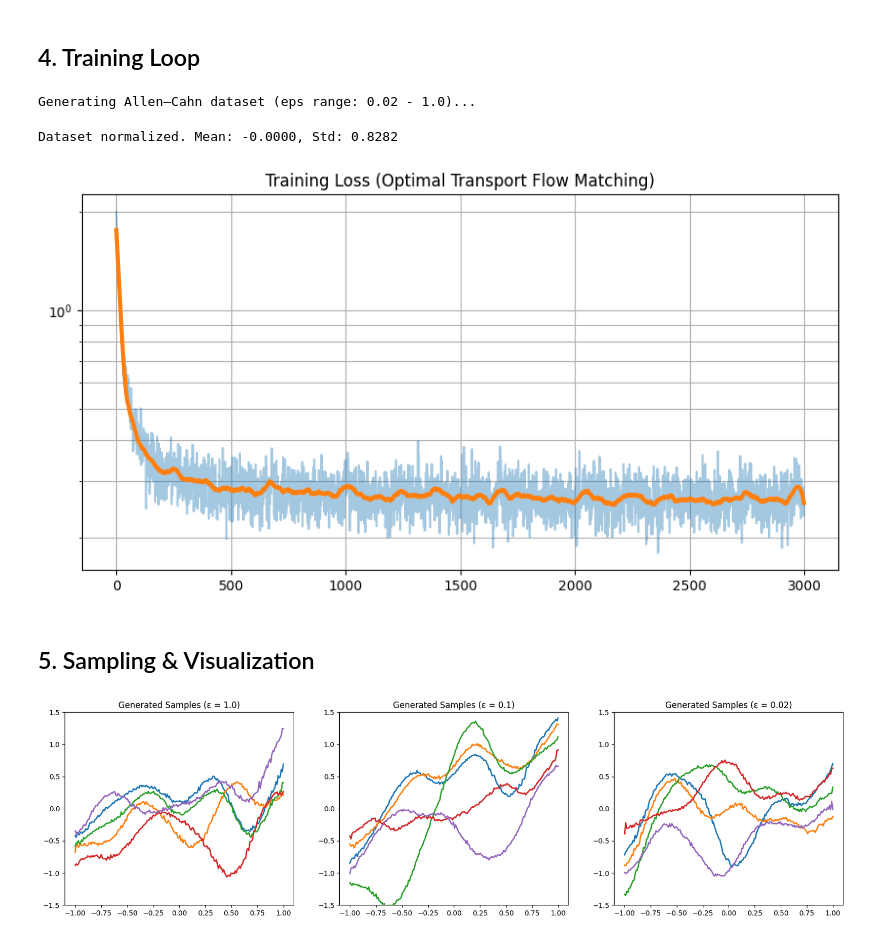
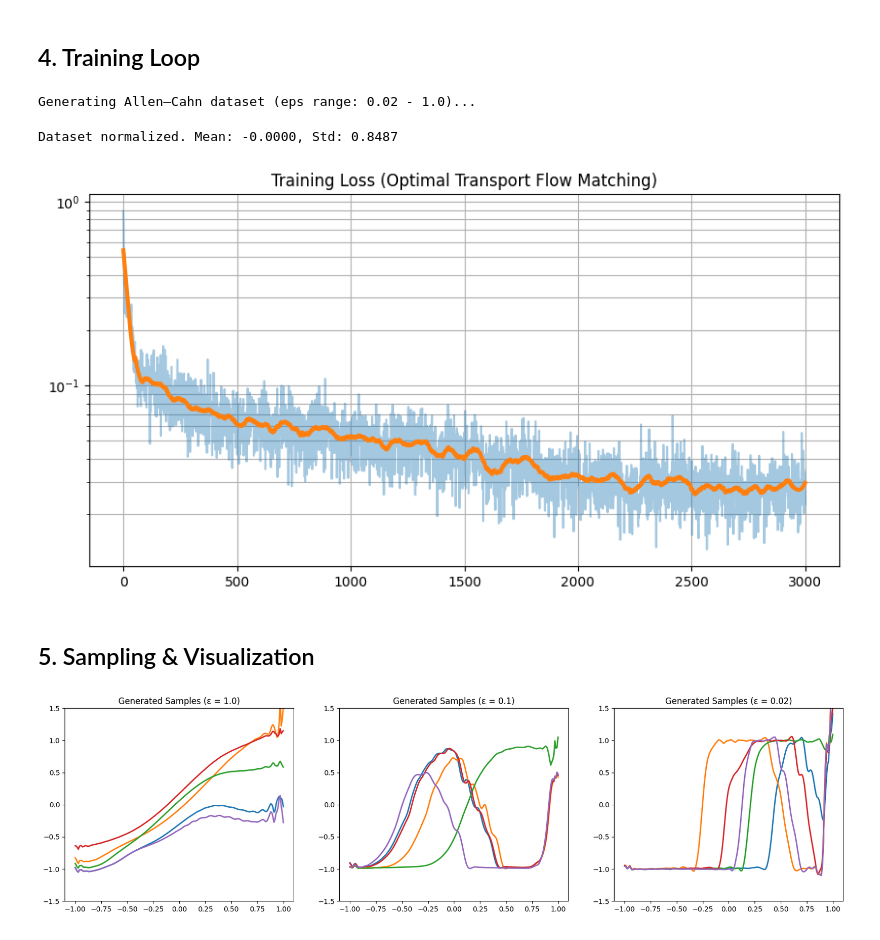
Before and after one commit to tomasvenda/DL_FlowMatching, a Jupyter notebook: flow_matching_optimal_transport.ipynb, the cells around one changed output. Saved outputs shown, nothing was run; the diff lists cells and outputs as text; code cells hidden in the pictures.

```diff
--- a/flow_matching_optimal_transport.ipynb
+++ b/flow_matching_optimal_transport.ipynb
@@ -69,7 +69,9 @@ class Simulator(ABC):
 
     @torch.no_grad()
     def simulate(self, x: torch.Tensor, ts: torch.Tensor):
-        for t_idx in range(len(ts) - 1):
+        # assumir ts com shape (1, num_steps+1, 1)
+        nts = ts.shape[1]
+        for t_idx in range(nts - 1):
             t = ts[:, t_idx]
             h = ts[:, t_idx + 1] - ts[:, t_idx]
             x = self.step(x, t, h)
@@ -111,8 +113,8 @@ class AllenCahnDataset(torch.nn.Module, Sampleable):
         eps_min: float = 0.02,  # <--- CHANGED: Increased from 1e-4 to 0.02 for stability
         eps_max: float = 1.0,
         num_epsilons: int = 100,
-        T: float = 5.0,         # <--- CHANGED: Reduced T slightly to speed up generation
-        dt: float = 1e-4,
+        T: float = 0.02,         # <--- CHANGED: Reduced T slightly to speed up generation
+        dt: float = 1e-5,
         device=device,
         n_min=1,
         n_max=3
@@ -120,6 +122,8 @@ class AllenCahnDataset(torch.nn.Module, Sampleable):
         super().__init__()
         self.N = N
         self.device = device
+        self.T = T  # Store T as an attribute
+        self.dt = dt  # Store dt as an attribute
 
         # spatial grid
         x = torch.linspace(-1, 1, N, device=device)
@@ -302,42 +347,42 @@ p_data = AllenCahnDataset(
     eps_min=0.02,
     eps_max=1.0,
     num_epsilons=100, # More epsilons for better generalization
-    T=5.0,
-    dt=1e-4,
+    T=0.02,
+    dt=1e-5,
     device=device,
     n_min=2,
     n_max=3
 ).to(device)
 
 # ---- OT Path ----
 path = OptimalTransportPath(p_data).to(device)
 
 # ---- 1D CNN Vector Field ----
 flow_model = Conv1DVectorField(dim=p_data.dim).to(device)
 
 # ---- Trainer ----
 trainer = OTFlowMatchingTrainer(path, flow_model)
 
 # ---- Train ----
 losses = trainer.train(
     num_epochs = 3000,
     device = device,
     lr = 1e-3, # CNNs can often take higher LR
     batch_size = 128
 )
 
 # ---- Plot Loss ----
 plt.figure(figsize=(10,5))
 plt.plot(losses, label="Loss", alpha=0.4)
 plt.plot(savgol_filter(losses, 101, 3), label="Trend", linewidth=3)
 plt.title("Training Loss (Optimal Transport Flow Matching)")
 plt.yscale('log')
 plt.grid(True, which="both", ls="-")
 plt.show()
 # %% [output]
 Generating Allen–Cahn dataset (eps range: 0.02 - 1.0)...
-Dataset normalized. Mean: -0.0000, Std: 0.8282
+Dataset normalized. Mean: -0.0000, Std: 0.8487
-[figure, old version]
+[figure, new version]
 # %% [markdown]
 ## 5. Sampling & Visualization
 # %%
@@ -368,7 +413,9 @@ for i, eps_val in enumerate(eps_to_test):
     simulator = EulerSimulator(ode)
 
     # 2. Sample Noise
-    x0 = torch.randn(num_samples, p_data.dim, device=device)
+    #x0 = torch.randn(num_samples, p_data.dim, device=device)
+    x0 = sample_x0_fourier_mix(num_samples, p_data.x, device)
+
 
     # 3. Simulate
     xts = simulator.simulate_with_trajectory(x0, ts)
@@ -383,7 +430,7 @@ for i, eps_val in enumerate(eps_to_test):
 
 plt.show()
 # %% [output]
-[figure, old version]
+[figure, new version]
 # %%
 # ==========================================
 # Compare Generated Samples vs Ground Truth
```
Also changed, not shown: parts of 2 cells of this notebook.
